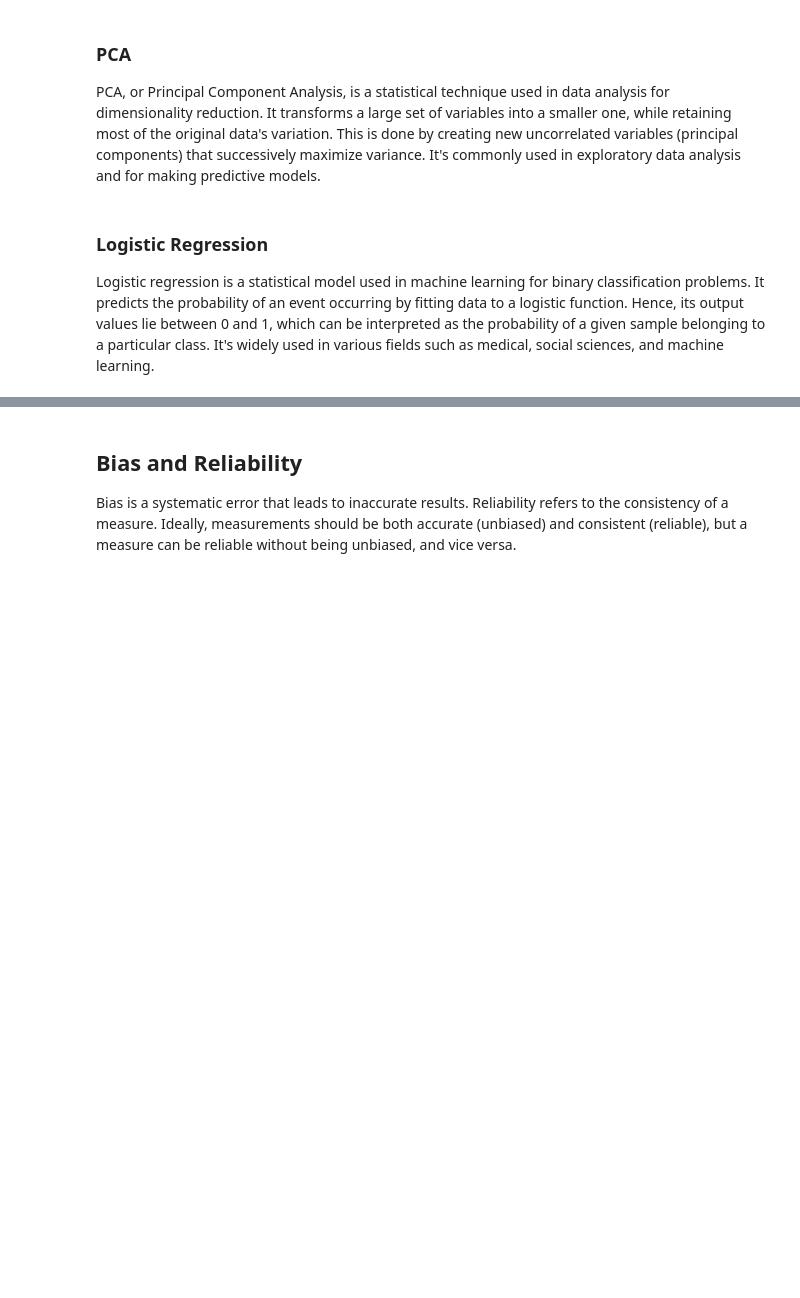
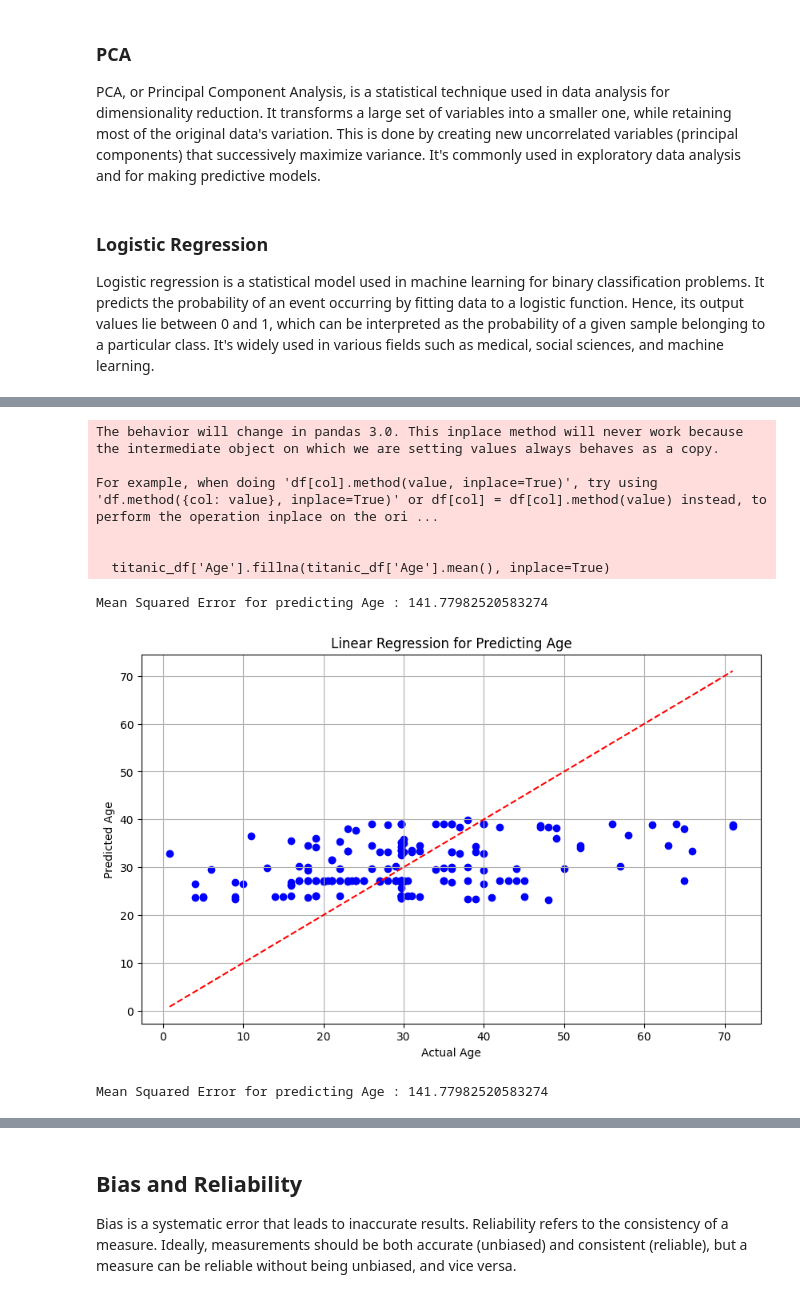
Before and after one commit to JoeyPoel/Minor-Artifical-Intelligence, a Jupyter notebook: wiskunde/statistics/statisticsTitanic.ipynb, the cells around one changed output, grey strips where cells are left out. Cells and saved outputs as stored; diff of their text form; code cells hidden in the pictures; blank space fills up the shorter version.

```diff
--- a/wiskunde/statistics/statisticsTitanic.ipynb
+++ b/wiskunde/statistics/statisticsTitanic.ipynb
@@ -301,0 +338,80 @@ y_pred = logreg.predict(X_test_pca)
+# %%
+# Import necessary libraries
+import pandas as pd
+import numpy as np
+import seaborn as sns
+import matplotlib.pyplot as plt
+from scipy import stats
+from sklearn.preprocessing import StandardScaler
+from sklearn.decomposition import PCA
+from sklearn.model_selection import train_test_split
+from sklearn.linear_model import LinearRegression
+from sklearn.metrics import mean_squared_error
+
+# Load the Titanic dataset
+titanic_df = pd.read_csv("titanic_data.csv")
+
+# Define functions for linear regression analysis and visualization
+
+def linear_regression_and_plot(X, y, feature_name):
+    # Split the data into training and testing sets
+    X_train, X_test, y_train, y_test = train_test_split(X, y, test_size=0.2, random_state=42)
+
+    # Initialize and train the linear regression model
+    regressor = LinearRegression()
+    regressor.fit(X_train, y_train)
+
+    # Make predictions on the test set
+    y_pred = regressor.predict(X_test)
+
+    # Evaluate the model using Mean Squared Error
+    mse = mean_squared_error(y_test, y_pred)
+    print("Mean Squared Error for predicting", feature_name, ":", mse)
+
+    # Visualize the regression results
+    plt.figure(figsize=(10, 6))
+    plt.scatter(y_test, y_pred, color='blue')
+    plt.plot([y_test.min(), y_test.max()], [y_test.min(), y_test.max()], linestyle='--', color='red')
+    plt.xlabel('Actual ' + feature_name)
+    plt.ylabel('Predicted ' + feature_name)
+    plt.title('Linear Regression for Predicting ' + feature_name)
+    plt.grid(True)
+    plt.show()
+
+# Fill missing values in the 'Age' column with the mean age
+titanic_df['Age'].fillna(titanic_df['Age'].mean(), inplace=True)
+
+# Regression analysis for predicting Age based on Pclass, Fare, and Sex
+X_age = titanic_df[['Pclass', 'Fare', 'Sex']]
+X_age = pd.get_dummies(X_age)
+y_age = titanic_df['Age']
+linear_regression_and_plot(X_age, y_age, 'Age')
+
+
+# Regression analysis for predicting Age based on Pclass, Fare, and Sex
+X_age = titanic_df[['Pclass', 'Fare', 'Sex']]
+X_age = pd.get_dummies(X_age)
+y_age = titanic_df['Age']
+linear_regression_and_plot(X_age, y_age, 'Age')
+
+# Regression analysis for predicting Fare based on Age, Pclass, and Sex
+X_fare = titanic_df[['Age', 'Pclass', 'Sex']]
+X_fare = pd.get_dummies(X_fare)
+y_fare = titanic_df['Fare']
+linear_regression_and_plot(X_fare, y_fare, 'Fare')
+
+# Regression analysis for predicting SibSp based on Age, Pclass, and Sex
+X_sibsp = titanic_df[['Age', 'Pclass', 'Sex']]
+X_sibsp = pd.get_dummies(X_sibsp)
+y_sibsp = titanic_df['SibSp']
+linear_regression_and_plot(X_sibsp, y_sibsp, 'SibSp')
+# %% [output]
+The behavior will change in pandas 3.0. This inplace method will never work because the intermediate object on which we are setting values always behaves as a copy.
+
+For example, when doing 'df[col].method(value, inplace=True)', try using 'df.method({col: value}, inplace=True)' or df[col] = df[col].method(value) instead, to perform the operation inplace on the ori ...
+
+
+  titanic_df['Age'].fillna(titanic_df['Age'].mean(), inplace=True)
+Mean Squared Error for predicting Age : 141.77982520583274
+[figure, added]
+Mean Squared Error for predicting Age : 141.77982520583274
```
Also changed, not shown: parts of 5 cells of this notebook, 2 other files.
